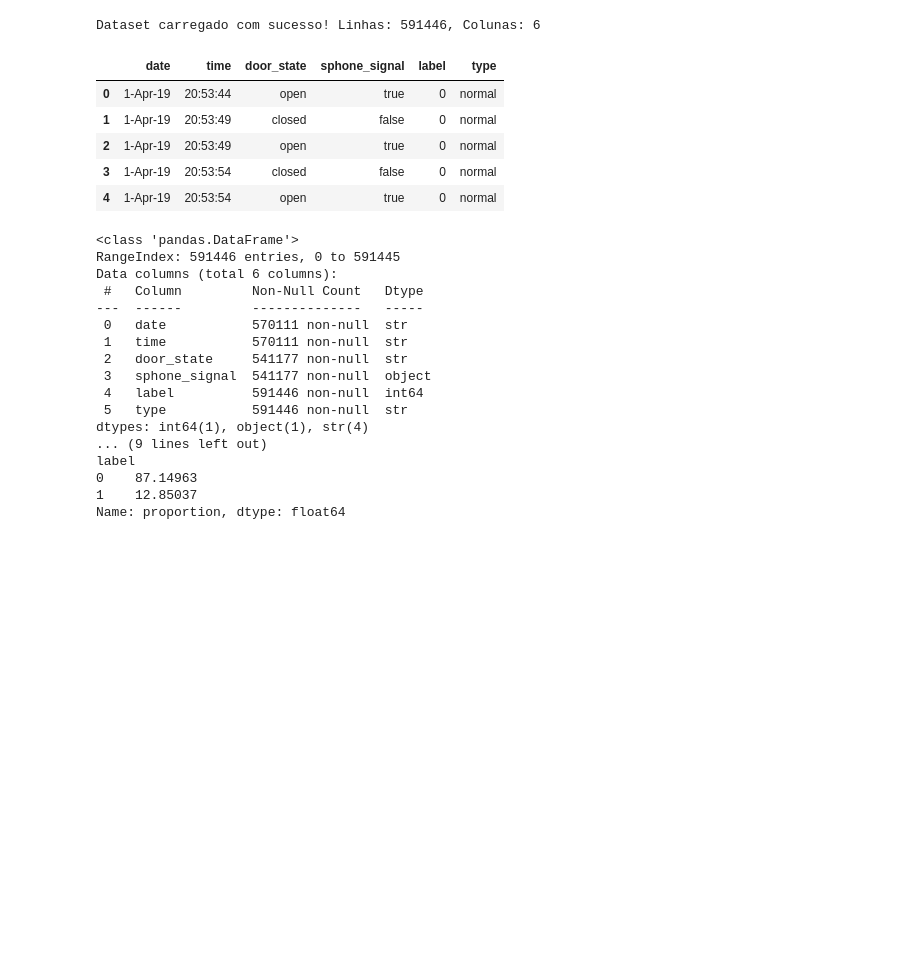
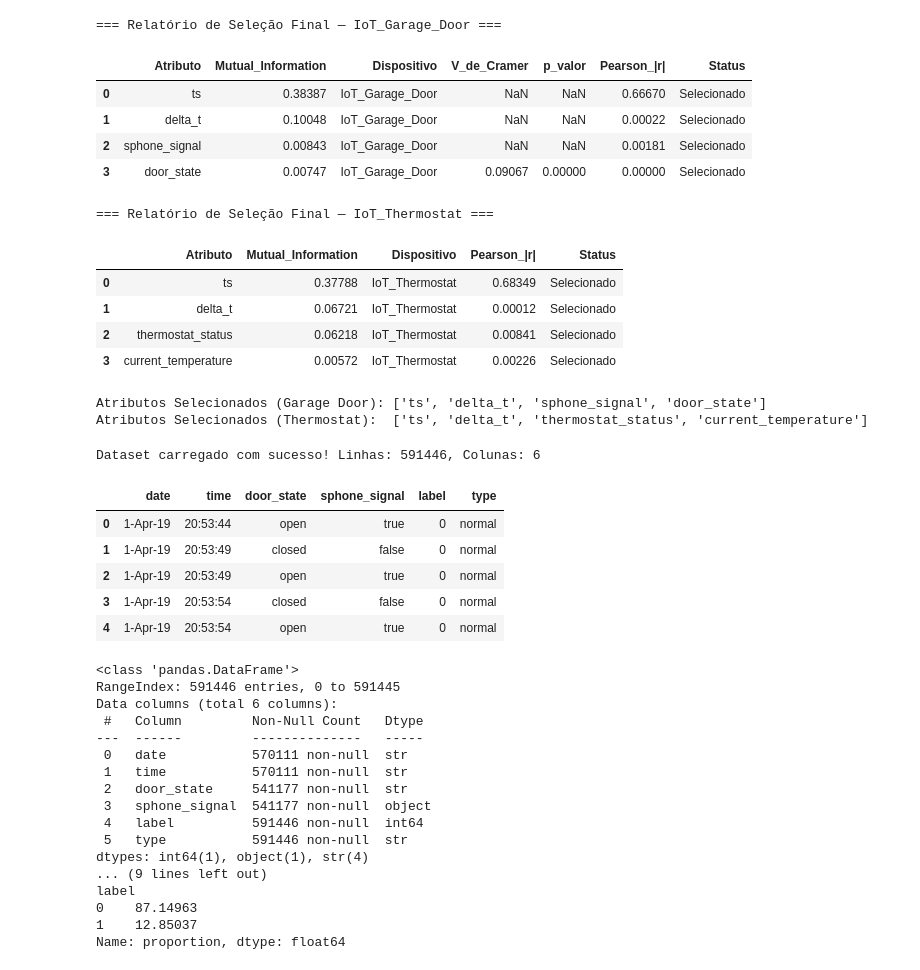
Before and after one commit to andregodoyro/iot-cyber-ids-ml, a Jupyter notebook: notebooks/1.0-eda.ipynb, the cells around one changed output. Drawn from its saved outputs; the diff is of its cells as text; code cells hidden in the pictures; blank space fills up the shorter version.

```diff
--- a/notebooks/1.0-eda.ipynb
+++ b/notebooks/1.0-eda.ipynb
@@ -1,3 +342,48 @@
+# %%
+# Consolidação para IoT_Garage_Door
+df_final_garage = df_mi_garage.merge(df_cramer[['Atributo', 'V_de_Cramer', 'p_valor']], on='Atributo', how='left')
+pearson_garage = [abs(stats.pearsonr(df_garage[attr].dropna(), df_garage.loc[df_garage[attr].notna(), 'label'])[0]) if pd.api.types.is_numeric_dtype(df_garage[attr]) else 0.0 for attr in df_final_garage['Atributo']]
+df_final_garage['Pearson_|r|'] = pearson_garage
+
+def apply_selection_rules(row):
+    if row['Mutual_Information'] > 0.005 or (pd.notna(row['V_de_Cramer']) and row['V_de_Cramer'] > 0.05) or row['Pearson_|r|'] > 0.1:
+        return 'Selecionado'
+    return 'Descartado'
+
+df_final_garage['Status'] = df_final_garage.apply(apply_selection_rules, axis=1)
+
+# Consolidação para IoT_Thermostat
+df_final_thermostat = df_mi_thermostat.copy()
+pearson_thermostat = [abs(stats.pearsonr(df_thermostat[attr].dropna(), df_thermostat.loc[df_thermostat[attr].notna(), 'label'])[0]) if pd.api.types.is_numeric_dtype(df_thermostat[attr]) else 0.0 for attr in df_final_thermostat['Atributo']]
+df_final_thermostat['Pearson_|r|'] = pearson_thermostat
+df_final_thermostat['Status'] = df_final_thermostat.apply(apply_selection_rules, axis=1)
+
+print("=== Relatório de Seleção Final — IoT_Garage_Door ===")
+display(df_final_garage)
+
+print("\n=== Relatório de Seleção Final — IoT_Thermostat ===")
+display(df_final_thermostat)
+
+sel_garage = df_final_garage[df_final_garage['Status'] == 'Selecionado']['Atributo'].tolist()
+sel_thermostat = df_final_thermostat[df_final_thermostat['Status'] == 'Selecionado']['Atributo'].tolist()
+
+print(f"\nAtributos Selecionados (Garage Door): {sel_garage}")
+print(f"Atributos Selecionados (Thermostat):  {sel_thermostat}")
+# %% [output]
+=== Relatório de Seleção Final — IoT_Garage_Door ===
+|  | Atributo | Mutual_Information | Dispositivo | V_de_Cramer | p_valor | Pearson_|r| | Status |
+| 0 | ts | 0.38387 | IoT_Garage_Door | NaN | NaN | 0.66670 | Selecionado |
+| 1 | delta_t | 0.10048 | IoT_Garage_Door | NaN | NaN | 0.00022 | Selecionado |
+| 2 | sphone_signal | 0.00843 | IoT_Garage_Door | NaN | NaN | 0.00181 | Selecionado |
+| 3 | door_state | 0.00747 | IoT_Garage_Door | 0.09067 | 0.00000 | 0.00000 | Selecionado |
+=== Relatório de Seleção Final — IoT_Thermostat ===
+|  | Atributo | Mutual_Information | Dispositivo | Pearson_|r| | Status |
+| 0 | ts | 0.37788 | IoT_Thermostat | 0.68349 | Selecionado |
+| 1 | delta_t | 0.06721 | IoT_Thermostat | 0.00012 | Selecionado |
+| 2 | thermostat_status | 0.06218 | IoT_Thermostat | 0.00841 | Selecionado |
+| 3 | current_temperature | 0.00572 | IoT_Thermostat | 0.00226 | Selecionado |
+Atributos Selecionados (Garage Door): ['ts', 'delta_t', 'sphone_signal', 'door_state']
+Atributos Selecionados (Thermostat):  ['ts', 'delta_t', 'thermostat_status', 'current_temperature']
 # %%
 import pandas as pd
 
```
Also changed, not shown: parts of 17 cells of this notebook.
